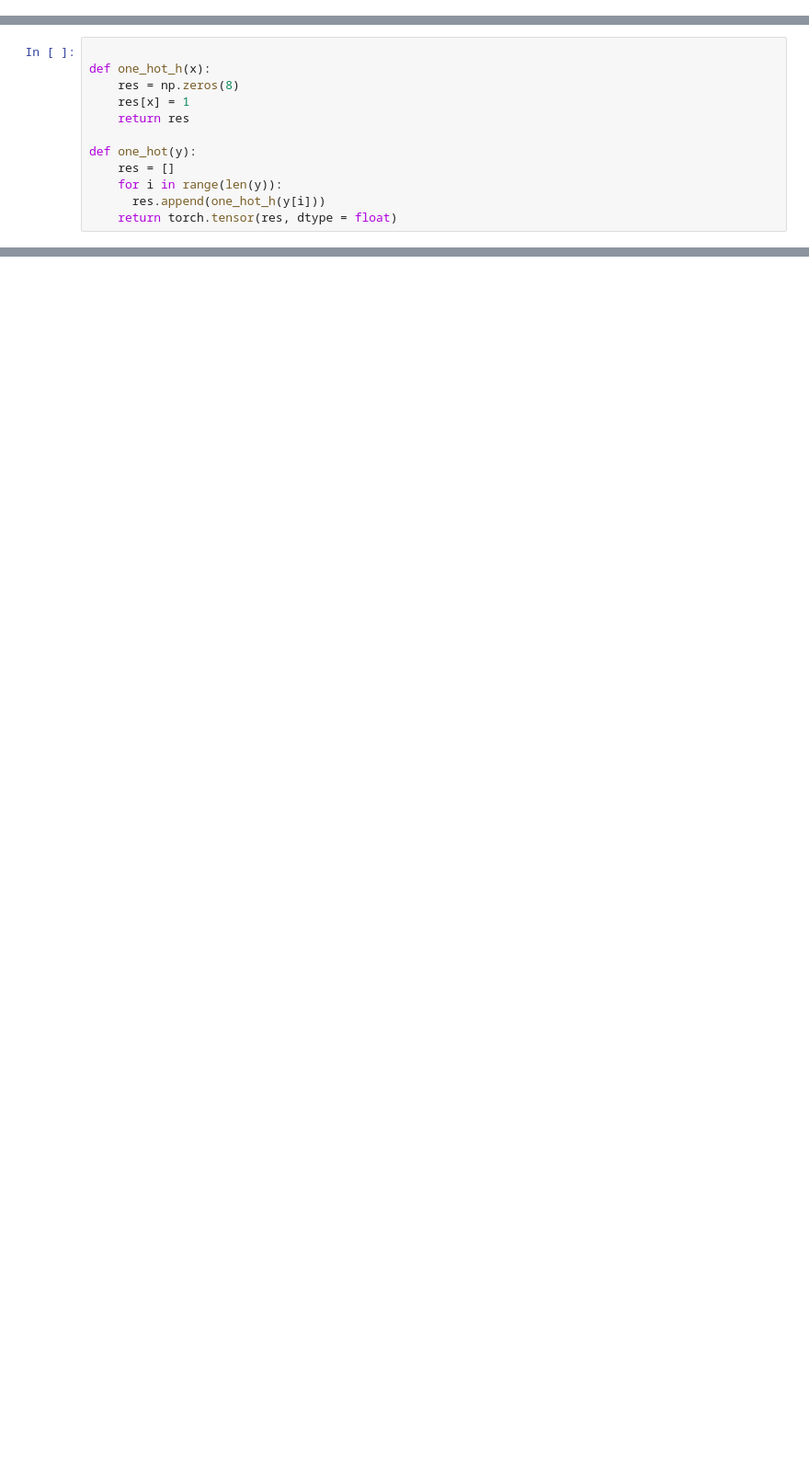
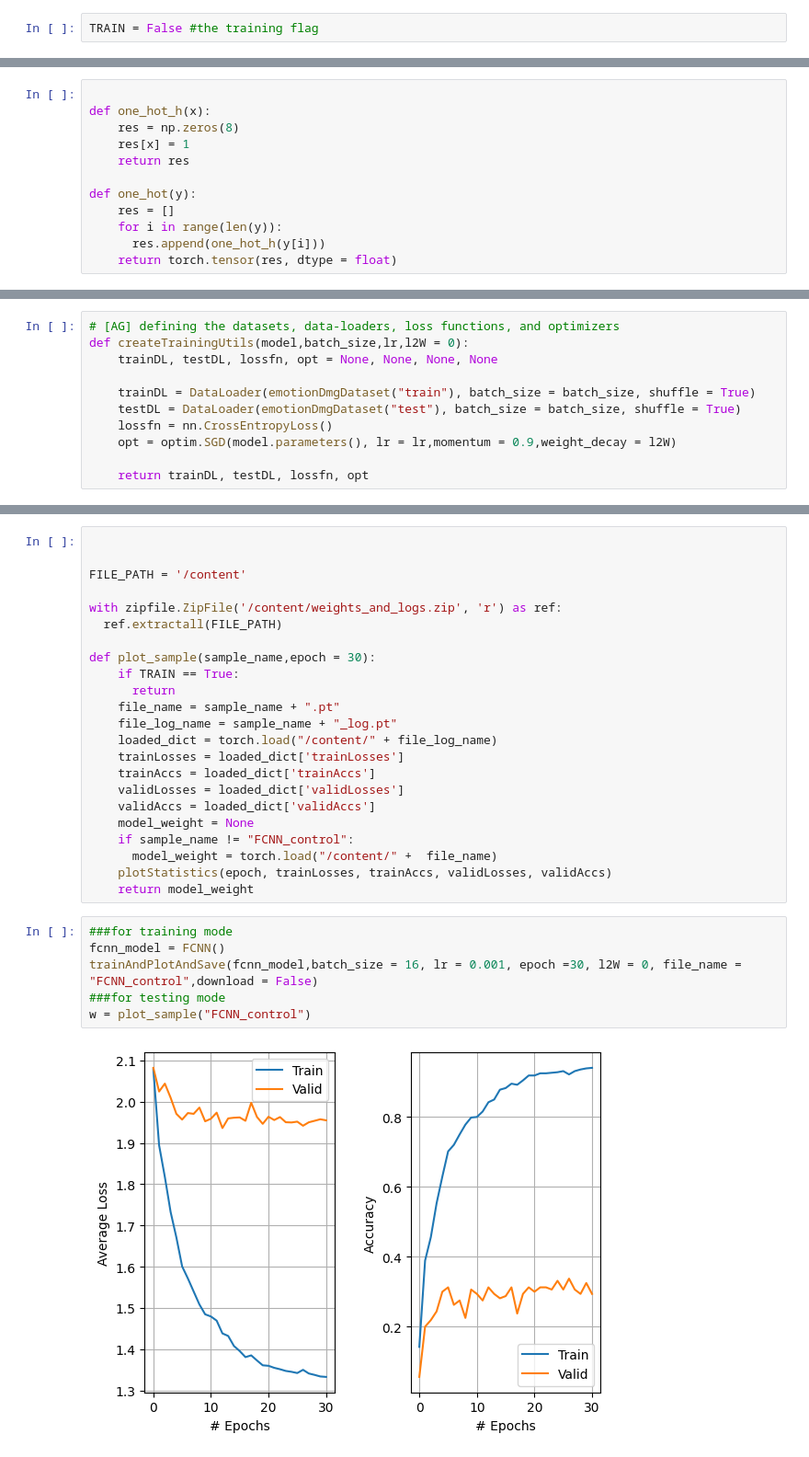
Before and after one commit to SOMEion/315-course-project, a Jupyter notebook: project.ipynb, the cells around one changed output, grey strips where cells are left out. Shown at 92% size. Drawn from its saved outputs; the diff is of its cells as text; blank space fills up the shorter version.

```diff
--- a/project.ipynb
+++ b/project.ipynb
@@ -19,3 +19,5 @@ from PIL import Image
 Downloading...
 From: https://drive.google.com/uc?id=1GUI8x3Hxze1nqb1-Ban-tDtdfyLSSAhM
 To: /content/Img_file.zip
+# %%
+TRAIN = False #the training flag
@@ -347,0 +330,11 @@ trainAndPlot()
+# %%
+# [AG] defining the datasets, data-loaders, loss functions, and optimizers
+def createTrainingUtils(model,batch_size,lr,l2W = 0):
+    trainDL, testDL, lossfn, opt = None, None, None, None
+
+    trainDL = DataLoader(emotionDmgDataset("train"), batch_size = batch_size, shuffle = True)
+    testDL = DataLoader(emotionDmgDataset("test"), batch_size = batch_size, shuffle = True)
+    lossfn = nn.CrossEntropyLoss()
+    opt = optim.SGD(model.parameters(), lr = lr,momentum = 0.9,weight_decay = l2W)
+
+    return trainDL, testDL, lossfn, opt
@@ -347,0 +391,31 @@ trainAndPlot()
+# %%
+
+
+FILE_PATH = '/content'
+
+with zipfile.ZipFile('/content/weights_and_logs.zip', 'r') as ref:
+  ref.extractall(FILE_PATH)
+
+def plot_sample(sample_name,epoch = 30):
+    if TRAIN == True:
+      return
+    file_name = sample_name + ".pt"
+    file_log_name = sample_name + "_log.pt"
+    loaded_dict = torch.load("/content/" + file_log_name)
+    trainLosses = loaded_dict['trainLosses']
+    trainAccs = loaded_dict['trainAccs']
+    validLosses = loaded_dict['validLosses']
+    validAccs = loaded_dict['validAccs']
+    model_weight = None
+    if sample_name != "FCNN_control":
+      model_weight = torch.load("/content/" +  file_name)
+    plotStatistics(epoch, trainLosses, trainAccs, validLosses, validAccs)
+    return model_weight
+# %%
+###for training mode
+fcnn_model = FCNN()
+trainAndPlotAndSave(fcnn_model,batch_size = 16, lr = 0.001, epoch =30, l2W = 0, file_name = "FCNN_control",download = False)
+###for testing mode
+w = plot_sample("FCNN_control")
+# %% [output]
+[figure, added]
```
Also changed, not shown: parts of 46 cells of this notebook.
